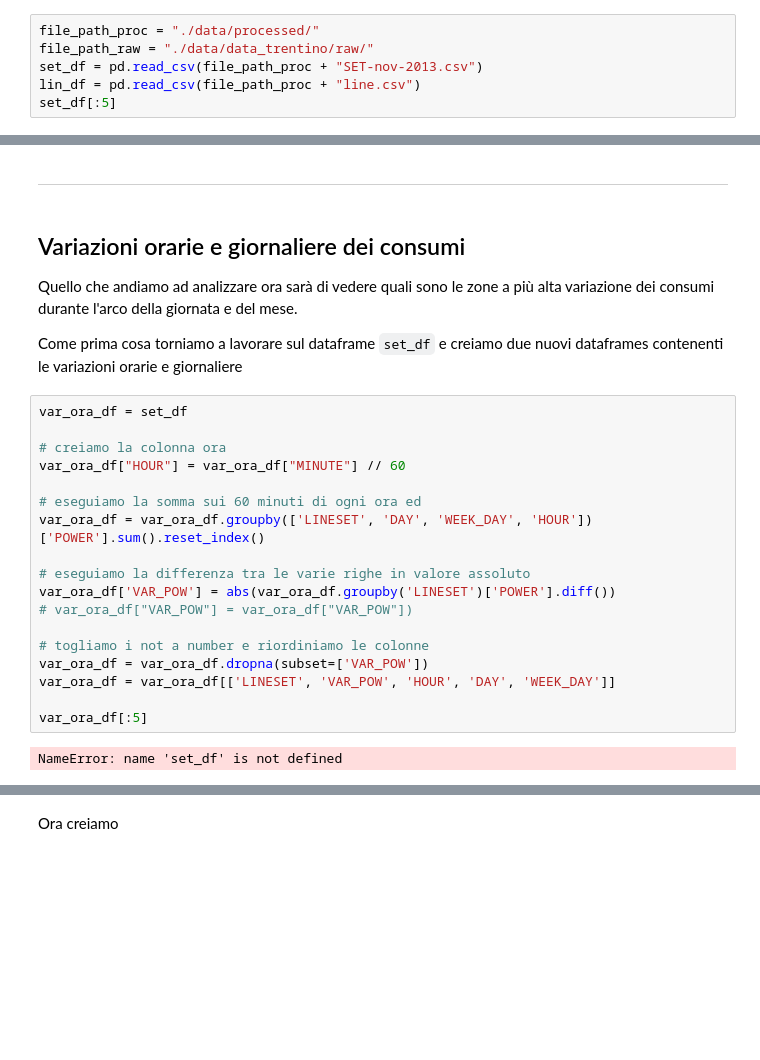
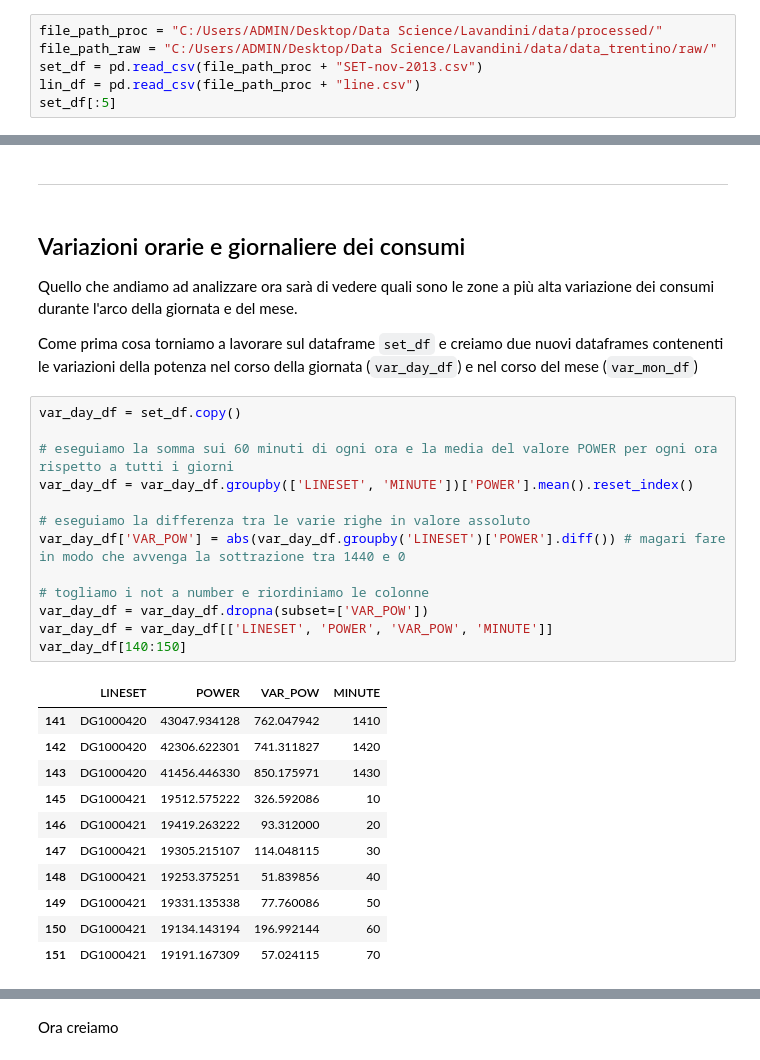
Before and after one commit to MarcoFava/Lavandini, a Jupyter notebook: EDA.ipynb, the cells around one changed output, grey strips where cells are left out. Cells and saved outputs as stored; diff of their text form; blank space fills up the shorter version.

```diff
--- a/EDA.ipynb
+++ b/EDA.ipynb
@@ -35,8 +32,8 @@ I dati sono per il mese di Novembre 2013 (il processo verrà ripetuto per il mes
 Il secondo DataFrame contiene i dati riguardanti le ubicazioni e linee elettriche presenti in ogni zona del Trentino.
 Per ogni zona del Trentino (identificata da *SQUAREID*) vengono associate le linee elettriche da lì passanti (*LINESET*) e per ogni combinazione di zona e linea elettrica viene associato il numero di ubicazioni presenti (*NR_UBI*)
 # %%
-file_path_proc = "./data/processed/"
-file_path_raw = "./data/data_trentino/raw/"
+file_path_proc = "C:/Users/ADMIN/Desktop/Data Science/Lavandini/data/processed/"
+file_path_raw = "C:/Users/ADMIN/Desktop/Data Science/Lavandini/data/data_trentino/raw/"
 set_df = pd.read_csv(file_path_proc + "SET-nov-2013.csv")
 lin_df = pd.read_csv(file_path_proc + "line.csv")
 set_df[:5]
@@ -214,25 +214,30 @@ Ora plotto
 ## Variazioni orarie e giornaliere dei consumi
 Quello che andiamo ad analizzare ora sarà di vedere quali sono le zone a più alta variazione dei consumi durante l'arco della giornata e del mese.
 
-Come prima cosa torniamo a lavorare sul dataframe `set_df` e creiamo due nuovi dataframes contenenti le variazioni orarie e giornaliere
+Come prima cosa torniamo a lavorare sul dataframe `set_df` e creiamo due nuovi dataframes contenenti le variazioni della potenza nel corso della giornata (`var_day_df`) e nel corso del mese (`var_mon_df`)
 # %%
-var_ora_df = set_df
+var_day_df = set_df.copy()
 
-# creiamo la colonna ora
-var_ora_df["HOUR"] = var_ora_df["MINUTE"] // 60
-
-# eseguiamo la somma sui 60 minuti di ogni ora ed
-var_ora_df = var_ora_df.groupby(['LINESET', 'DAY', 'WEEK_DAY', 'HOUR'])['POWER'].sum().reset_index()
+# eseguiamo la somma sui 60 minuti di ogni ora e la media del valore POWER per ogni ora rispetto a tutti i giorni
+var_day_df = var_day_df.groupby(['LINESET', 'MINUTE'])['POWER'].mean().reset_index()
 
 # eseguiamo la differenza tra le varie righe in valore assoluto
-var_ora_df['VAR_POW'] = abs(var_ora_df.groupby('LINESET')['POWER'].diff())
-# var_ora_df["VAR_POW"] = var_ora_df["VAR_POW"])
+var_day_df['VAR_POW'] = abs(var_day_df.groupby('LINESET')['POWER'].diff()) # magari fare in modo che avvenga la sottrazione tra 1440 e 0
 
 # togliamo i not a number e riordiniamo le colonne
-var_ora_df = var_ora_df.dropna(subset=['VAR_POW'])
-var_ora_df = var_ora_df[['LINESET', 'VAR_POW', 'HOUR', 'DAY', 'WEEK_DAY']]
-
-var_ora_df[:5]
+var_day_df = var_day_df.dropna(subset=['VAR_POW'])
+var_day_df = var_day_df[['LINESET', 'POWER', 'VAR_POW', 'MINUTE']]
+var_day_df[140:150]
 # %% [output]
-NameError: name 'set_df' is not defined
+|  | LINESET | POWER | VAR_POW | MINUTE |
+| 141 | DG1000420 | 43047.934128 | 762.047942 | 1410 |
+| 142 | DG1000420 | 42306.622301 | 741.311827 | 1420 |
+| 143 | DG1000420 | 41456.446330 | 850.175971 | 1430 |
+| 145 | DG1000421 | 19512.575222 | 326.592086 | 10 |
+| 146 | DG1000421 | 19419.263222 | 93.312000 | 20 |
+| 147 | DG1000421 | 19305.215107 | 114.048115 | 30 |
+| 148 | DG1000421 | 19253.375251 | 51.839856 | 40 |
+| 149 | DG1000421 | 19331.135338 | 77.760086 | 50 |
+| 150 | DG1000421 | 19134.143194 | 196.992144 | 60 |
+| 151 | DG1000421 | 19191.167309 | 57.024115 | 70 |
 # %%
```
Also changed, not shown: parts of 6 cells of this notebook.
